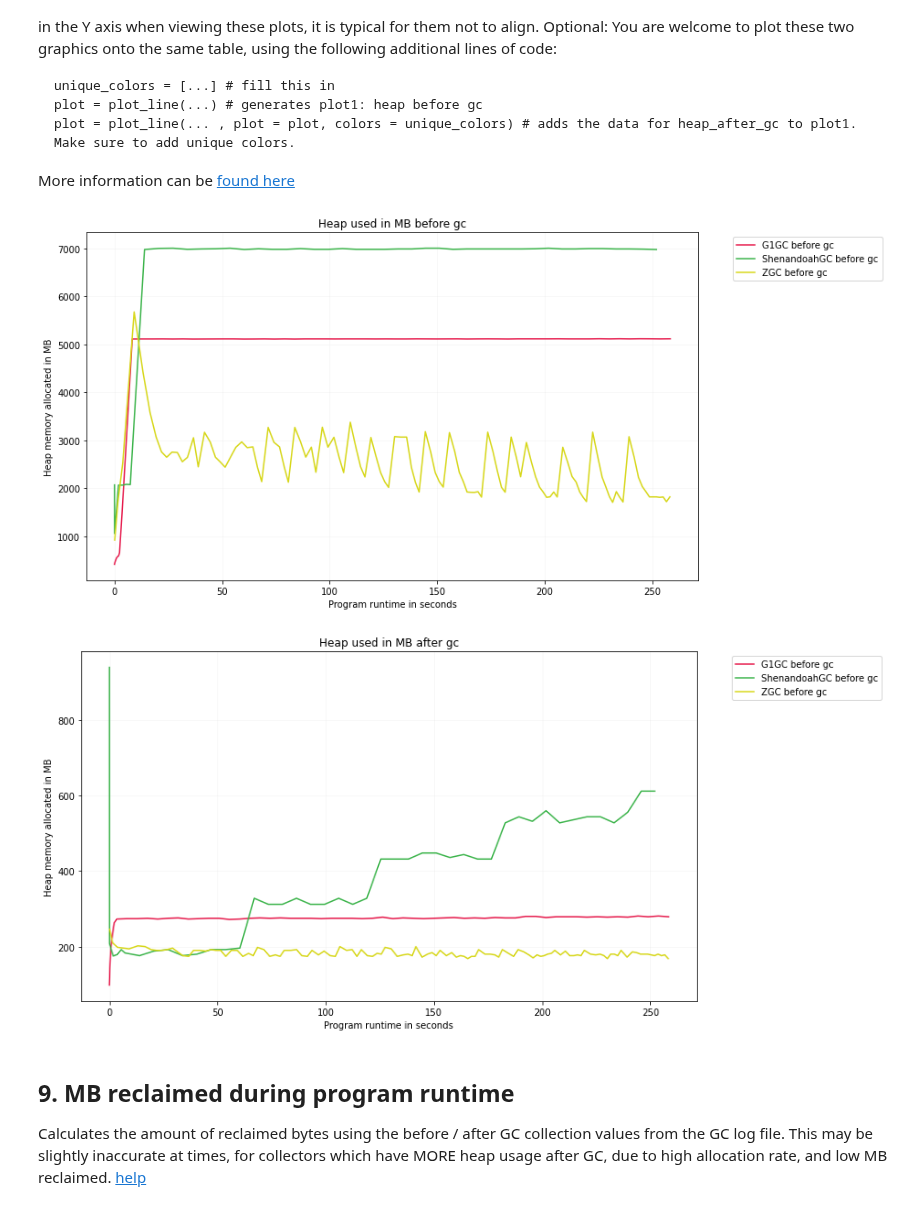
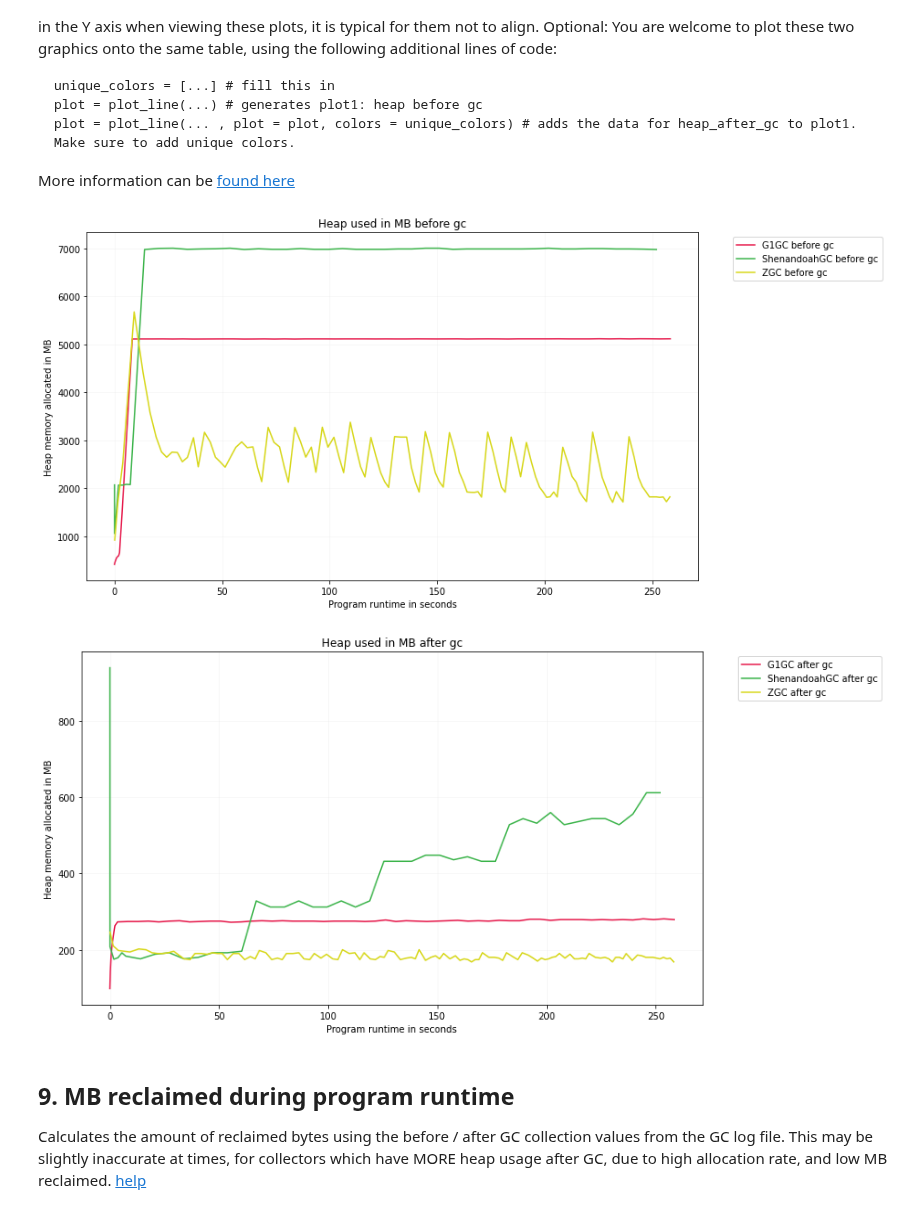
Before and after one commit to apple/GCGC, a Jupyter notebook: src/notebooks/GCGC.ipynb, the cells around one changed output. Cells and saved outputs as stored; diff of their text form; code cells hidden in the pictures.

```diff
--- a/src/notebooks/GCGC.ipynb
+++ b/src/notebooks/GCGC.ipynb
@@ -270,35 +273,35 @@ from src.graphing.plotting import plot_scatter, plot_line
 for df in gc_event_dataframes:
     if "TimeFromStart_seconds" in df:
         df.sort_values(by="TimeFromStart_seconds", axis=0,inplace=True)
 
 
 # Plot before
 #   NOTE: if you would rather see a scatter plot, replace the function call to "plot_line(...)"
 #         with a function call to "plot_scatter(...)"
 plot = plot_line(gc_event_dataframes,
             group_by = None,
             filter_by = heap_before_gc,
             labels = [label + " before gc" for label in labels],
             column = "HeapBeforeGC")
 plot.set_title("Heap used in MB before gc")
 plot.set_ylabel("Heap memory allocated in MB")
 plot.set_xlabel("Program runtime in seconds")
 plot.grid(alpha = 0.1)
 
 # Plot After
 plot = plot_line(gc_event_dataframes,
             group_by = None,
             filter_by = heap_after_gc,
-            labels = [label + " before gc" for label in labels],
+            labels = [label + " after gc" for label in labels],
             column = "HeapAfterGC")
 
 plot.set_title("Heap used in MB after gc")
 plot.set_ylabel("Heap memory allocated in MB")
 plot.set_xlabel("Program runtime in seconds")
 plot.grid(alpha = 0.1)
 # %% [output]
 [figure]
-[figure, old version]
+[figure, new version]
 # %% [markdown]
 ## 9. MB reclaimed during program runtime
 
```
Also changed, not shown: parts of 1 cell of this notebook, 1 other file.
